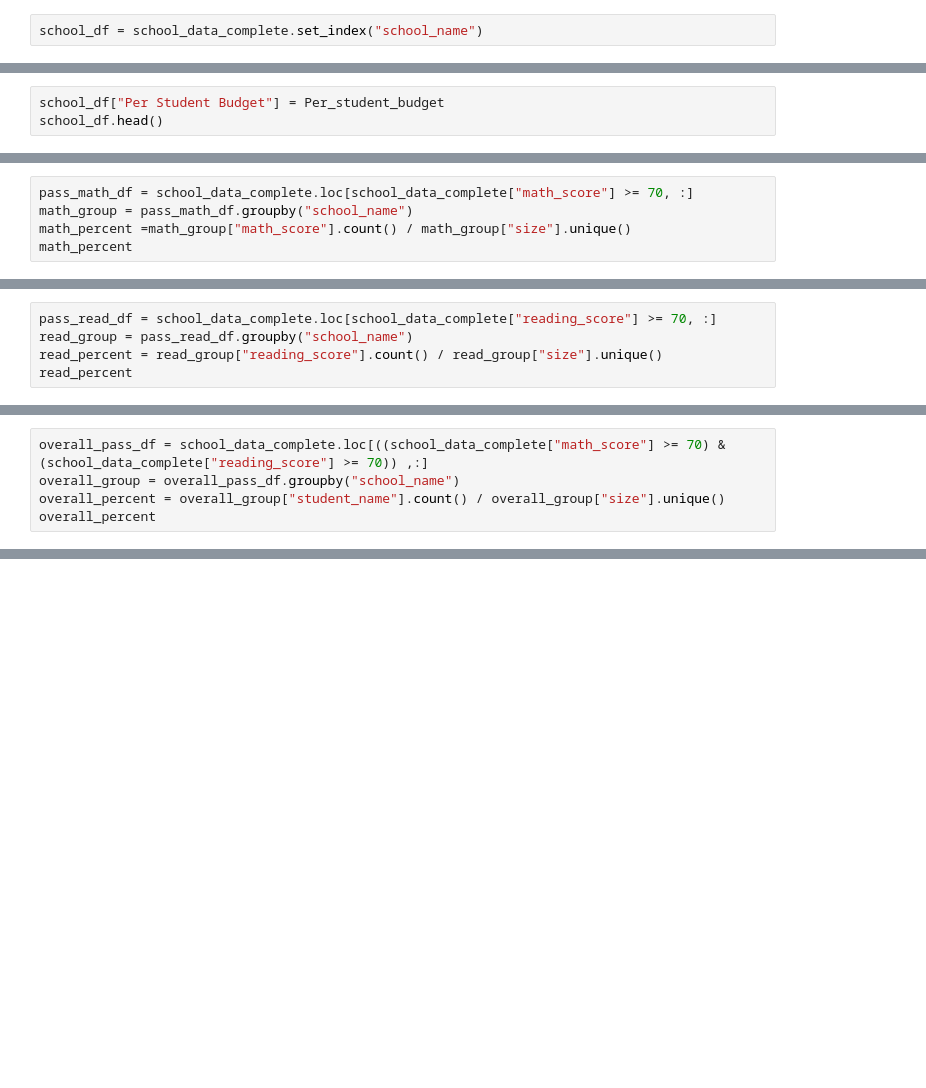
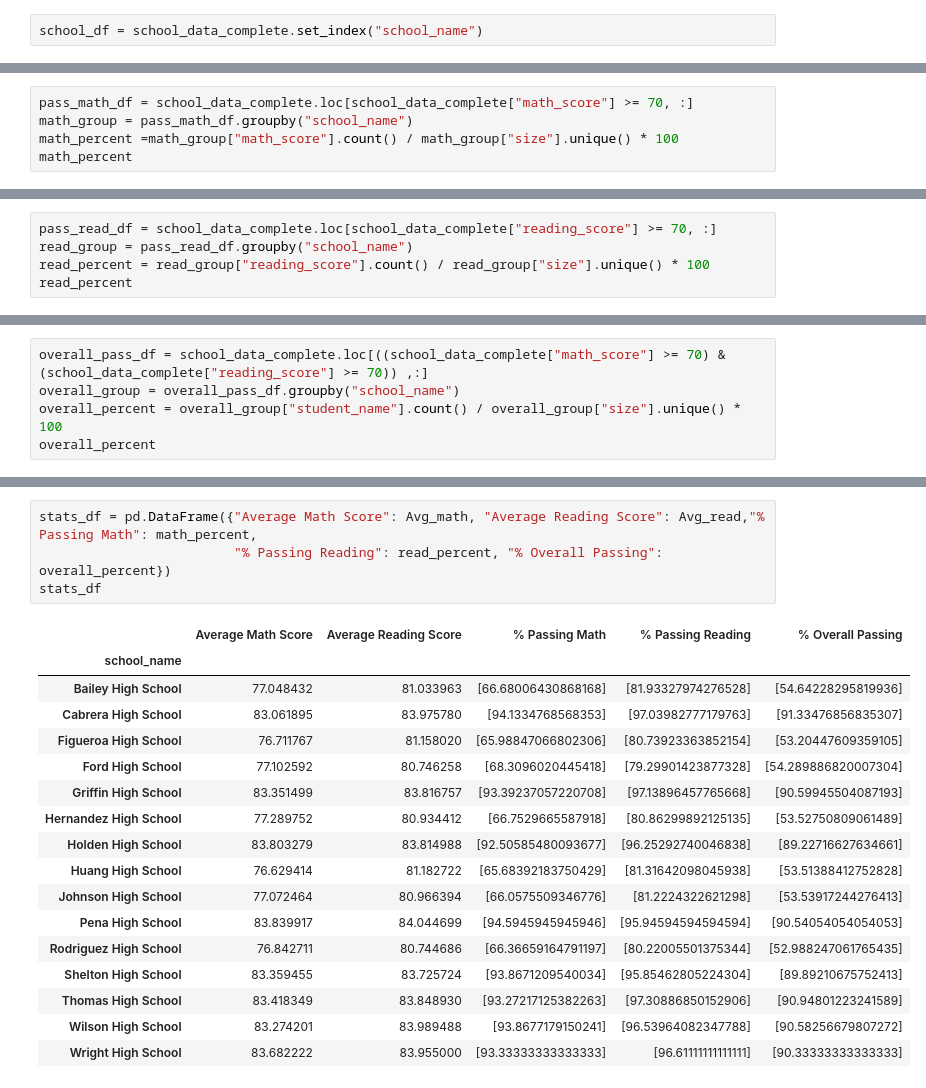
Before and after one commit to sgaetz1/pandas-challenge, a Jupyter notebook: PyCitySchools/School Summary.ipynb, the cells around one changed output, grey strips where cells are left out. Cells and saved outputs as stored; diff of their text form; blank space fills up the shorter version.

```diff
--- a/PyCitySchools/School Summary.ipynb
+++ b/PyCitySchools/School Summary.ipynb
@@ -20,6 +17,3 @@ Per_student_budget
-# %%
-school_df["Per Student Budget"] = Per_student_budget
-school_df.head()
 # %%
 school_group_df = school_df.groupby("school_name")
 
@@ -33,5 +78,5 @@ Avg_read
 # %%
 pass_math_df = school_data_complete.loc[school_data_complete["math_score"] >= 70, :]
 math_group = pass_math_df.groupby("school_name")
-math_percent =math_group["math_score"].count() / math_group["size"].unique()
+math_percent =math_group["math_score"].count() / math_group["size"].unique() * 100
 math_percent
@@ -38,5 +101,5 @@ math_percent
 # %%
 pass_read_df = school_data_complete.loc[school_data_complete["reading_score"] >= 70, :]
 read_group = pass_read_df.groupby("school_name")
-read_percent = read_group["reading_score"].count() / read_group["size"].unique()
+read_percent = read_group["reading_score"].count() / read_group["size"].unique() * 100
 read_percent
@@ -43,5 +124,5 @@ read_percent
 # %%
 overall_pass_df = school_data_complete.loc[((school_data_complete["math_score"] >= 70) & (school_data_complete["reading_score"] >= 70)) ,:]
 overall_group = overall_pass_df.groupby("school_name")
-overall_percent = overall_group["student_name"].count() / overall_group["size"].unique()
+overall_percent = overall_group["student_name"].count() / overall_group["size"].unique() * 100
 overall_percent
@@ -47,0 +147,22 @@ overall_percent
+# %%
+stats_df = pd.DataFrame({"Average Math Score": Avg_math, "Average Reading Score": Avg_read,"% Passing Math": math_percent,
+                         "% Passing Reading": read_percent, "% Overall Passing": overall_percent})
+stats_df
+# %% [output]
+|  | Average Math Score | Average Reading Score | % Passing Math | % Passing Reading | % Overall Passing |
+| school_name |  |  |  |  |  |
+| Bailey High School | 77.048432 | 81.033963 | [66.68006430868168] | [81.93327974276528] | [54.64228295819936] |
+| Cabrera High School | 83.061895 | 83.975780 | [94.1334768568353] | [97.03982777179763] | [91.33476856835307] |
+| Figueroa High School | 76.711767 | 81.158020 | [65.98847066802306] | [80.73923363852154] | [53.20447609359105] |
+| Ford High School | 77.102592 | 80.746258 | [68.3096020445418] | [79.29901423877328] | [54.289886820007304] |
+| Griffin High School | 83.351499 | 83.816757 | [93.39237057220708] | [97.13896457765668] | [90.59945504087193] |
+| Hernandez High School | 77.289752 | 80.934412 | [66.7529665587918] | [80.86299892125135] | [53.52750809061489] |
+| Holden High School | 83.803279 | 83.814988 | [92.50585480093677] | [96.25292740046838] | [89.22716627634661] |
+| Huang High School | 76.629414 | 81.182722 | [65.68392183750429] | [81.31642098045938] | [53.51388412752828] |
+| Johnson High School | 77.072464 | 80.966394 | [66.0575509346776] | [81.2224322621298] | [53.53917244276413] |
+| Pena High School | 83.839917 | 84.044699 | [94.5945945945946] | [95.94594594594594] | [90.54054054054053] |
+| Rodriguez High School | 76.842711 | 80.744686 | [66.36659164791197] | [80.22005501375344] | [52.988247061765435] |
+| Shelton High School | 83.359455 | 83.725724 | [93.8671209540034] | [95.85462805224304] | [89.89210675752413] |
+| Thomas High School | 83.418349 | 83.848930 | [93.27217125382263] | [97.30886850152906] | [90.94801223241589] |
+| Wilson High School | 83.274201 | 83.989488 | [93.8677179150241] | [96.53964082347788] | [90.58256679807272] |
+| Wright High School | 83.682222 | 83.955000 | [93.33333333333333] | [96.61111111111111] | [90.33333333333333] |
```
Also changed, not shown: parts of 12 cells of this notebook.
